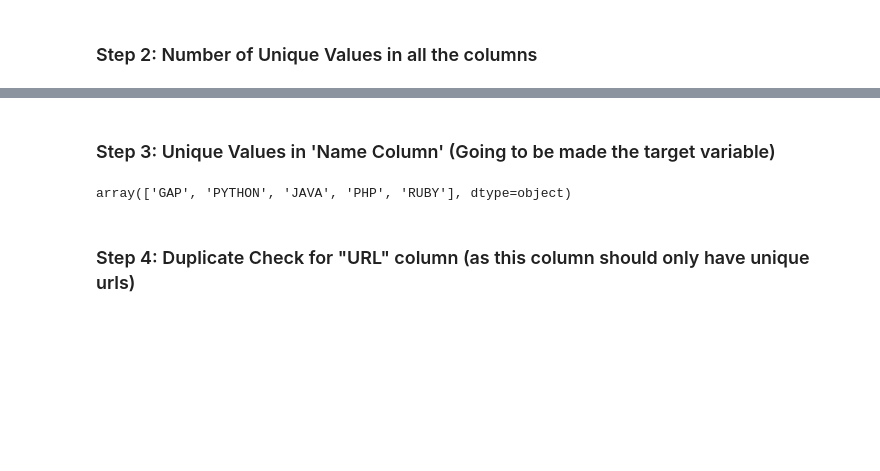
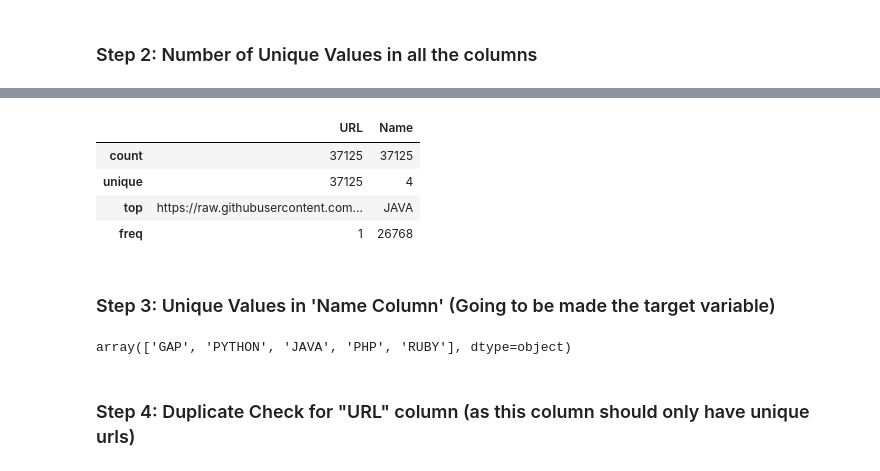
Before and after one commit to kiranbaby14/Analysis-of-GAP-programming-practices-on-GitHub, a Jupyter notebook: notebooks/NLP_preprocessing.ipynb, the cells around one changed output, grey strips where cells are left out. Saved outputs shown, nothing was run; the diff lists cells and outputs as text; code cells hidden in the pictures; blank space fills up the shorter version.

```diff
--- a/notebooks/NLP_preprocessing.ipynb
+++ b/notebooks/NLP_preprocessing.ipynb
@@ -29,4 +29,12 @@ URL     21054
 dtype: int64
+# %%
+df.describe()
+# %% [output]
+|  | URL | Name |
+| count | 37125 | 37125 |
+| unique | 37125 | 4 |
+| top | https://raw.githubusercontent.com... | JAVA |
+| freq | 1 | 26768 |
 # %% [markdown]
 ### Step 3: Unique Values in 'Name Column' (Going to be made the target variable)
 # %%
```
Also changed, not shown: parts of 2 cells of this notebook, 3 other files.
